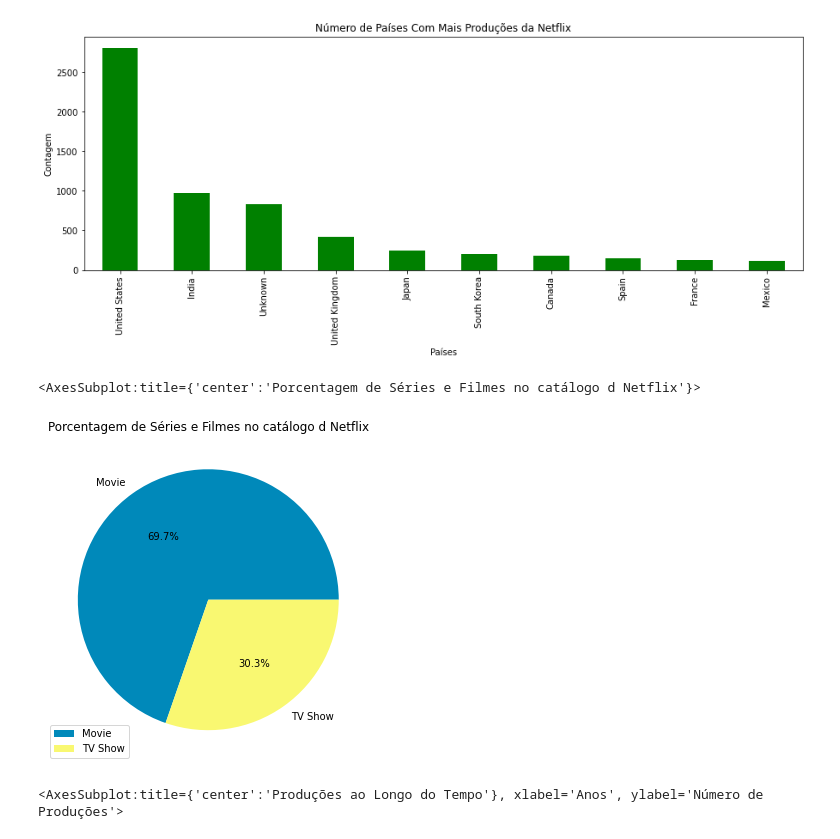
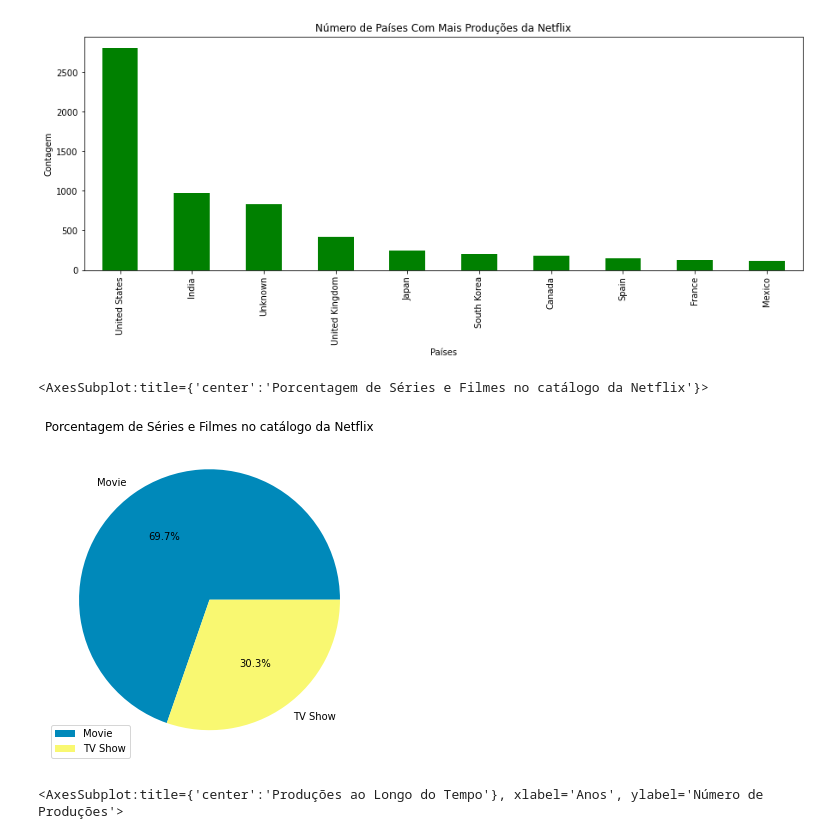
Before and after one commit to jguilhermeex/Python_Pandas, a Jupyter notebook: Netflix.ipynb, the cells around one changed output. Drawn from its saved outputs; the diff is of its cells as text; code cells hidden in the pictures.

```diff
--- a/Netflix.ipynb
+++ b/Netflix.ipynb
@@ -269,12 +269,12 @@ Text(0, 0.5, 'Contagem')
 # %%
 #Existem mais filmes do que séries no catálogo da netflix
 colors = ['#0089ba','#f9f871']
 netflix['type'].value_counts().plot(figsize =(20,6),\
-title ='Porcentagem de Séries e Filmes no catálogo d Netflix',kind = 'pie', \
+title ='Porcentagem de Séries e Filmes no catálogo da Netflix',kind = 'pie', \
 legend =True, autopct='%1.1f%%', ylabel ='', colors=colors)
 # %% [output]
-<AxesSubplot:title={'center':'Porcentagem de Séries e Filmes no catálogo d Netflix'}>
+<AxesSubplot:title={'center':'Porcentagem de Séries e Filmes no catálogo da Netflix'}>
-[figure, old version]
+[figure, new version]
 # %%
 #Houve uma queda expressiva no número de produções nos últimos anos.
 netflix.groupby('release_year')['show_id'].count().tail(10).plot(figsize =(15,5),\
```
